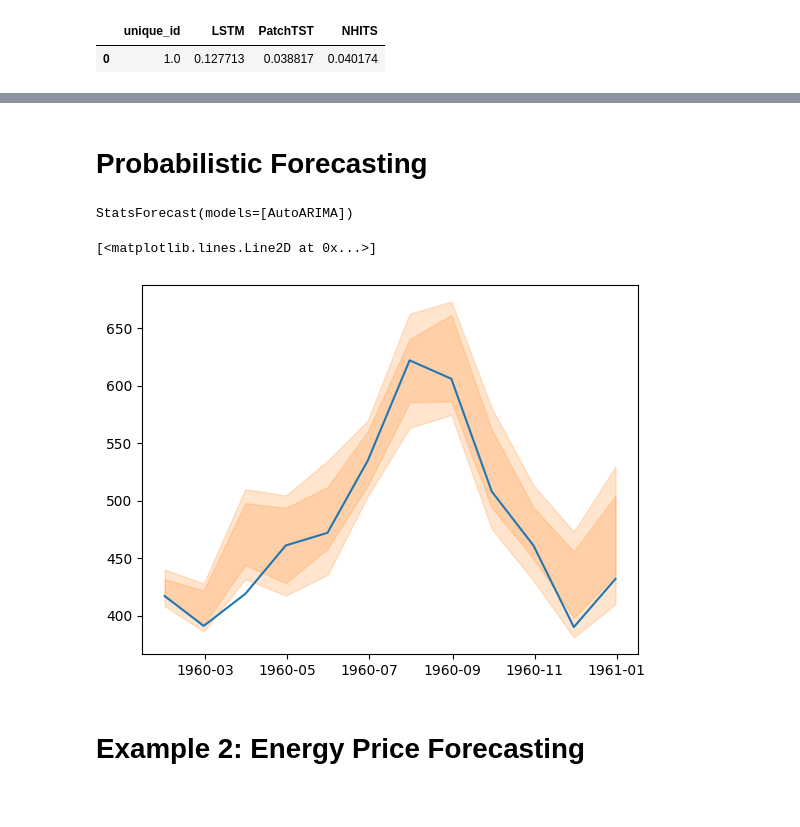
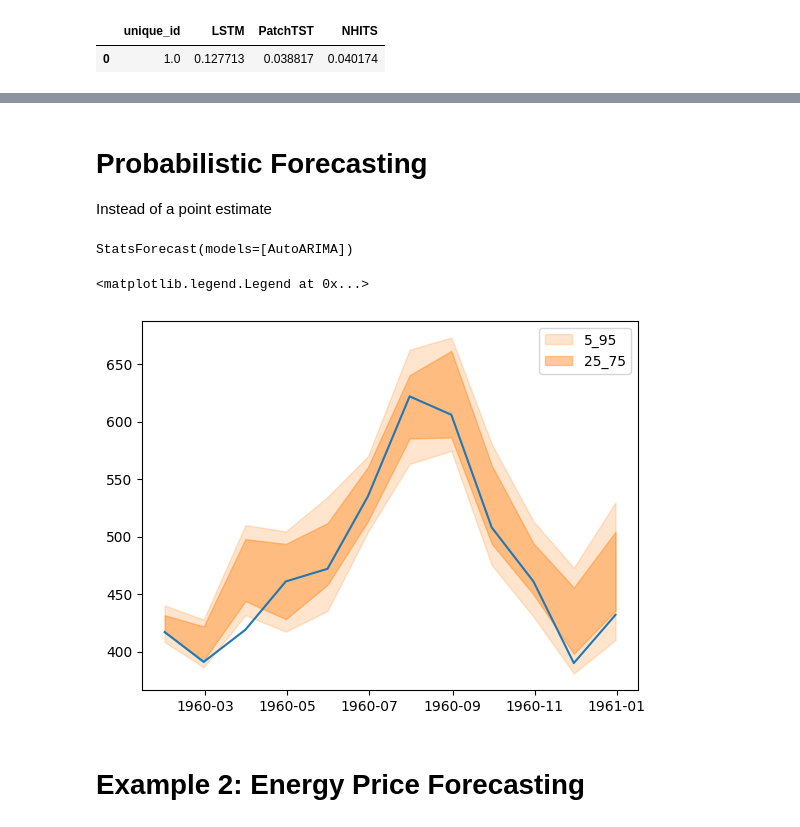
Before and after one commit to jjmossel/time-series-tutorial, a Jupyter notebook: Tutorial01.ipynb, the cells around one changed output, grey strips where cells are left out. Cells and saved outputs as stored; diff of their text form; code cells hidden in the pictures.

```diff
--- a/Tutorial01.ipynb
+++ b/Tutorial01.ipynb
@@ -190,5 +192,6 @@ plt.legend()
 # %% [markdown]
 # Probabilistic Forecasting
+Instead of a point estimate
 # %%
 intervals = ConformalIntervals(h=12, n_windows=4)
 
@@ -204,12 +207,13 @@ levels = [75, 95] # confidence levels of the prediction intervals
 
 forecasts = sf_prob.forecast(h=12, level=levels)
 # %%
-plt.fill_between(forecasts['ds'],forecasts['AutoARIMA-lo-95'],forecasts['AutoARIMA-hi-95'],alpha=0.20, color='tab:orange')
-plt.fill_between(forecasts['ds'],forecasts['AutoARIMA-lo-75'],forecasts['AutoARIMA-hi-75'],alpha=0.20, color='tab:orange')
+plt.fill_between(forecasts['ds'],forecasts['AutoARIMA-lo-95'],forecasts['AutoARIMA-hi-95'],alpha=0.20, color='tab:orange', label="5_95")
+plt.fill_between(forecasts['ds'],forecasts['AutoARIMA-lo-75'],forecasts['AutoARIMA-hi-75'],alpha=0.40, color='tab:orange',label="25_75")
 plt.plot(air_test_df['ds'], air_test_df['y'])
+plt.legend()
 # %% [output]
-[<matplotlib.lines.Line2D at 0x...>]
+<matplotlib.legend.Legend at 0x...>
-[figure, old version]
+[figure, new version]
 # %% [markdown]
 # Example 2: Energy Price Forecasting
 # %%
```
Also changed, not shown: parts of 14 cells of this notebook.
